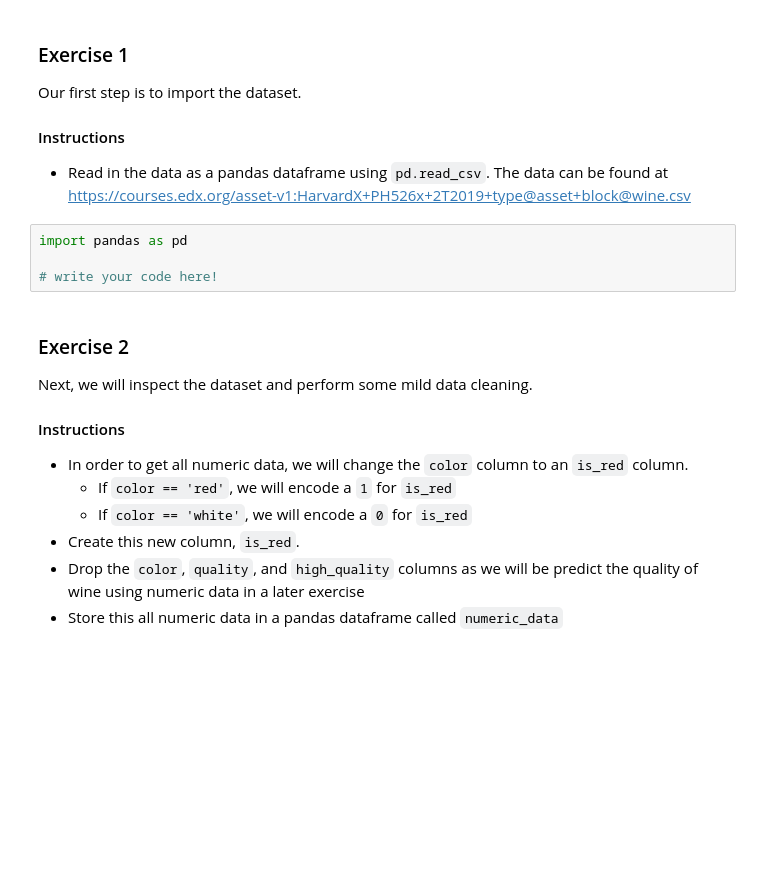
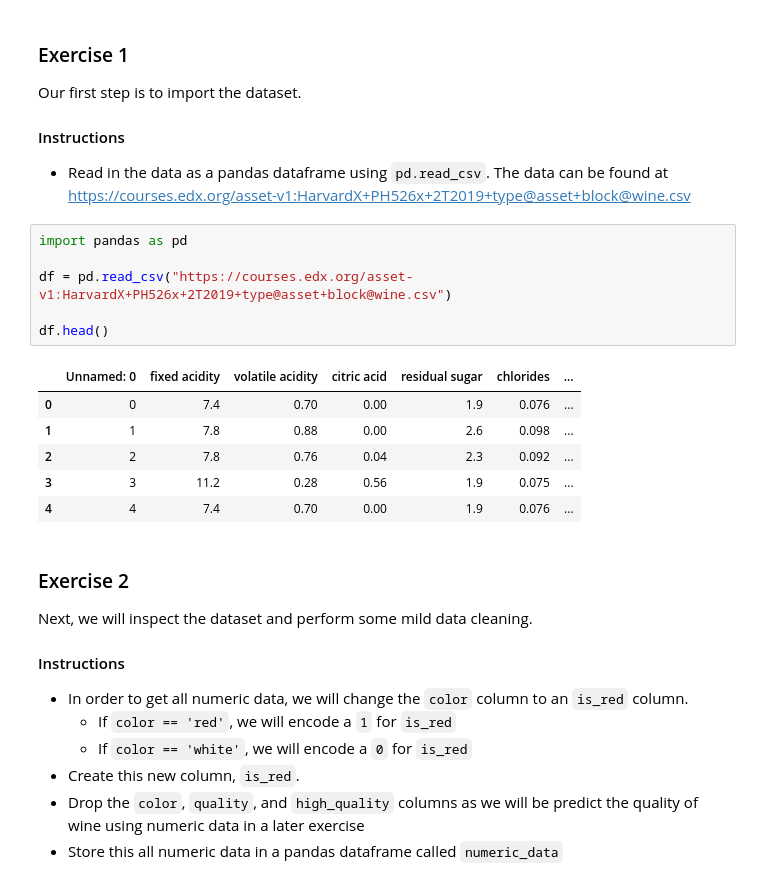
Before and after one commit to JoaoSiqueiraDS/DS_Days, a Jupyter notebook: HW3_3.ipynb, the cells around one changed output. Drawn from its saved outputs; the diff is of its cells as text; blank space fills up the shorter version.

```diff
--- a/HW3_3.ipynb
+++ b/HW3_3.ipynb
@@ -32,10 +32,19 @@ Our first step is to import the dataset.
 
 #### Instructions
 - Read in the data as a pandas dataframe using `pd.read_csv`. The data can be found at https://courses.edx.org/asset-v1:HarvardX+PH526x+2T2019+type@asset+block@wine.csv
-# %%
-import pandas as pd
-
-# write your code here!
+# %%
+import pandas as pd
+
+df = pd.read_csv("https://courses.edx.org/asset-v1:HarvardX+PH526x+2T2019+type@asset+block@wine.csv")
+
+df.head()
+# %% [output]
+|  | Unnamed: 0 | fixed acidity | volatile acidity | citric acid | residual sugar | chlorides | ... |
+| 0 | 0 | 7.4 | 0.70 | 0.00 | 1.9 | 0.076 | ... |
+| 1 | 1 | 7.8 | 0.88 | 0.00 | 2.6 | 0.098 | ... |
+| 2 | 2 | 7.8 | 0.76 | 0.04 | 2.3 | 0.092 | ... |
+| 3 | 3 | 11.2 | 0.28 | 0.56 | 1.9 | 0.075 | ... |
+| 4 | 4 | 7.4 | 0.70 | 0.00 | 1.9 | 0.076 | ... |
 # %% [markdown]
 ### Exercise 2
 
```
Also changed, not shown: parts of 12 cells of this notebook.
